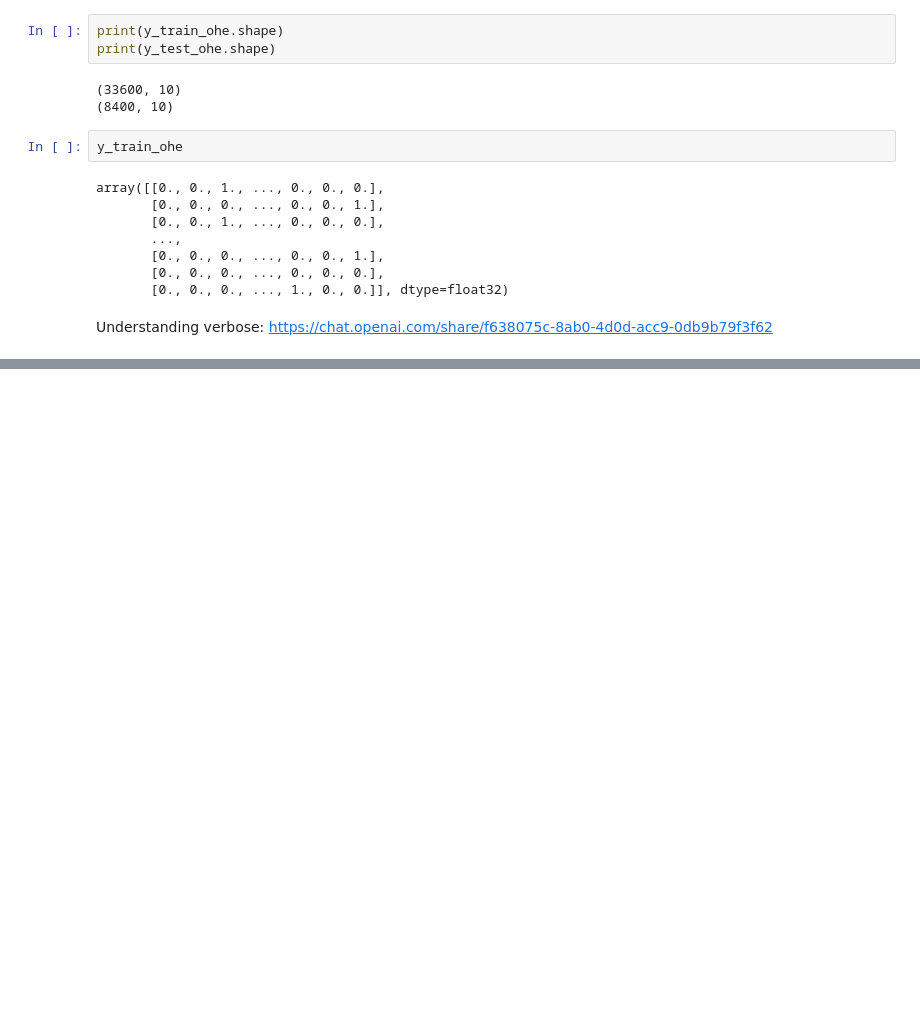
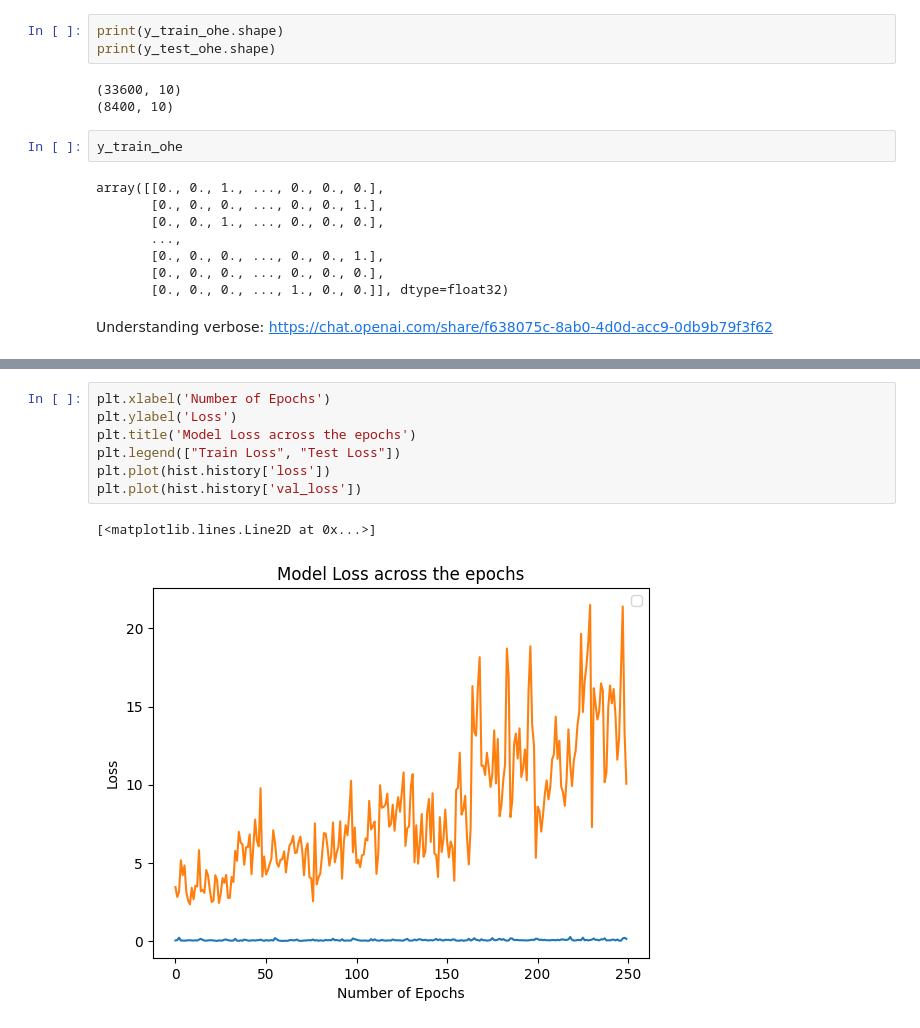
Before and after one commit to ZeeshanAhmed95/MNIST-Classification-Keras, a Jupyter notebook: MNIST_Classification_using_Sklearn_and_Keras.ipynb, the cells around one changed output, grey strips where cells are left out. Saved outputs shown, nothing was run; the diff lists cells and outputs as text; blank space fills up the shorter version.

```diff
--- a/MNIST_Classification_using_Sklearn_and_Keras.ipynb
+++ b/MNIST_Classification_using_Sklearn_and_Keras.ipynb
@@ -340,0 +468,10 @@ plt.plot(hist.history['val_loss'])
+# %%
+plt.xlabel('Number of Epochs')
+plt.ylabel('Loss')
+plt.title('Model Loss across the epochs')
+plt.legend(["Train Loss", "Test Loss"])
+plt.plot(hist.history['loss'])
+plt.plot(hist.history['val_loss'])
+# %% [output]
+[<matplotlib.lines.Line2D at 0x...>]
+[figure, added]
```
Also changed, not shown: parts of 18 cells of this notebook.
